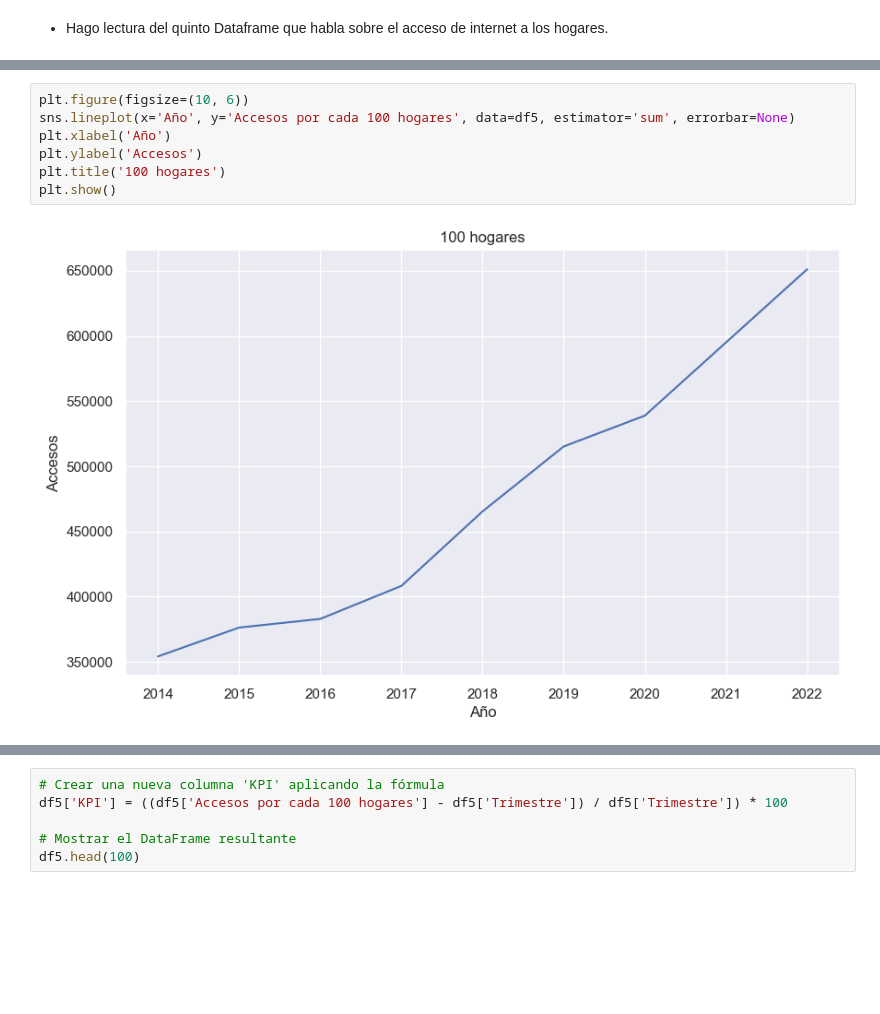
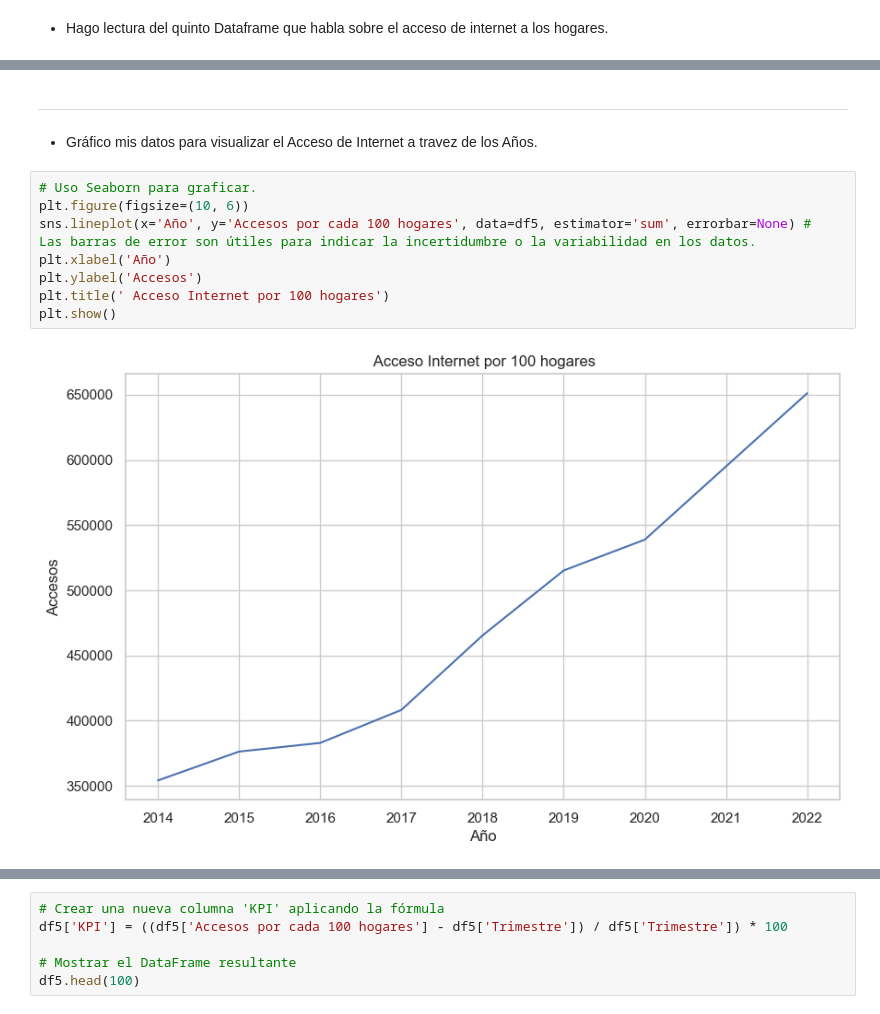
Before and after one commit to Chinaskidev/VecinoNet_Proyecto, a Jupyter notebook: tele_ENACOM_EDA.ipynb, the cells around one changed output, grey strips where cells are left out. Saved outputs shown, nothing was run; the diff lists cells and outputs as text; blank space fills up the shorter version.

```diff
--- a/tele_ENACOM_EDA.ipynb
+++ b/tele_ENACOM_EDA.ipynb
@@ -617,9 +620,14 @@ df5.describe()
+# %% [markdown]
+----------------------------------------------------------------------------------------------------------------------------
+# %% [markdown]
+- Gráfico mis datos para visualizar el Acceso de Internet a travez de los Años.
 # %%
+# Uso Seaborn para graficar.
 plt.figure(figsize=(10, 6))
-sns.lineplot(x='Año', y='Accesos por cada 100 hogares', data=df5, estimator='sum', errorbar=None)
+sns.lineplot(x='Año', y='Accesos por cada 100 hogares', data=df5, estimator='sum', errorbar=None) #  Las barras de error son útiles para indicar la incertidumbre o la variabilidad en los datos.
 plt.xlabel('Año')
 plt.ylabel('Accesos')
-plt.title('100 hogares')
+plt.title(' Acceso Internet por 100 hogares')
 plt.show()
 # %% [output]
-[figure, old version]
+[figure, new version]
```
Also changed, not shown: parts of 17 cells of this notebook.
